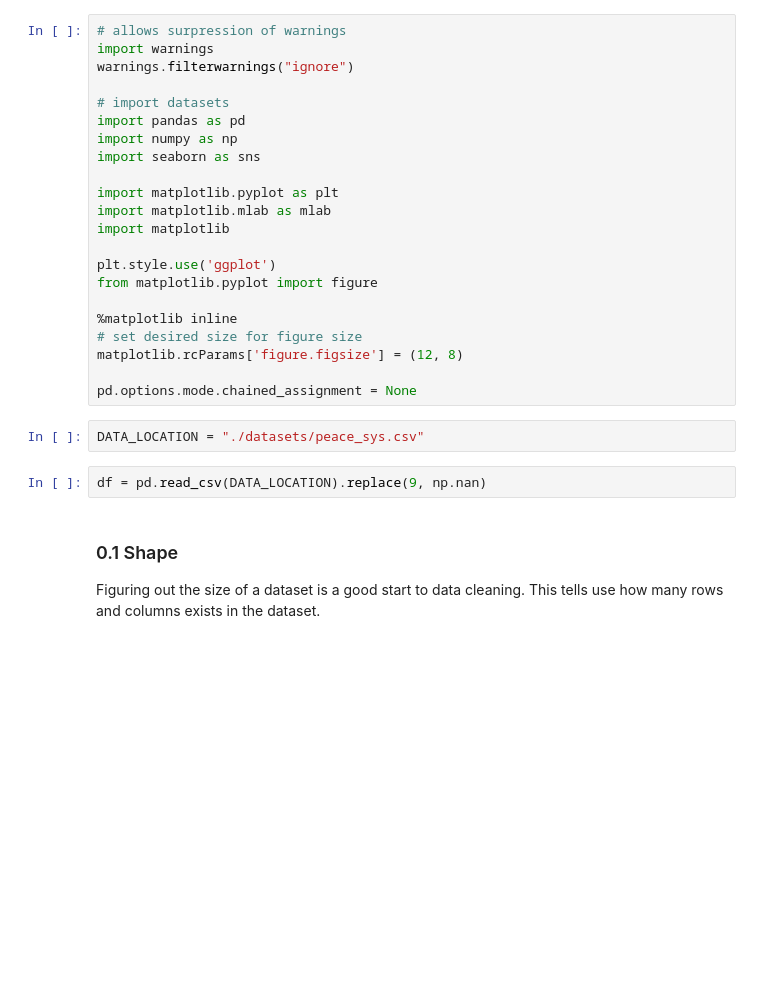
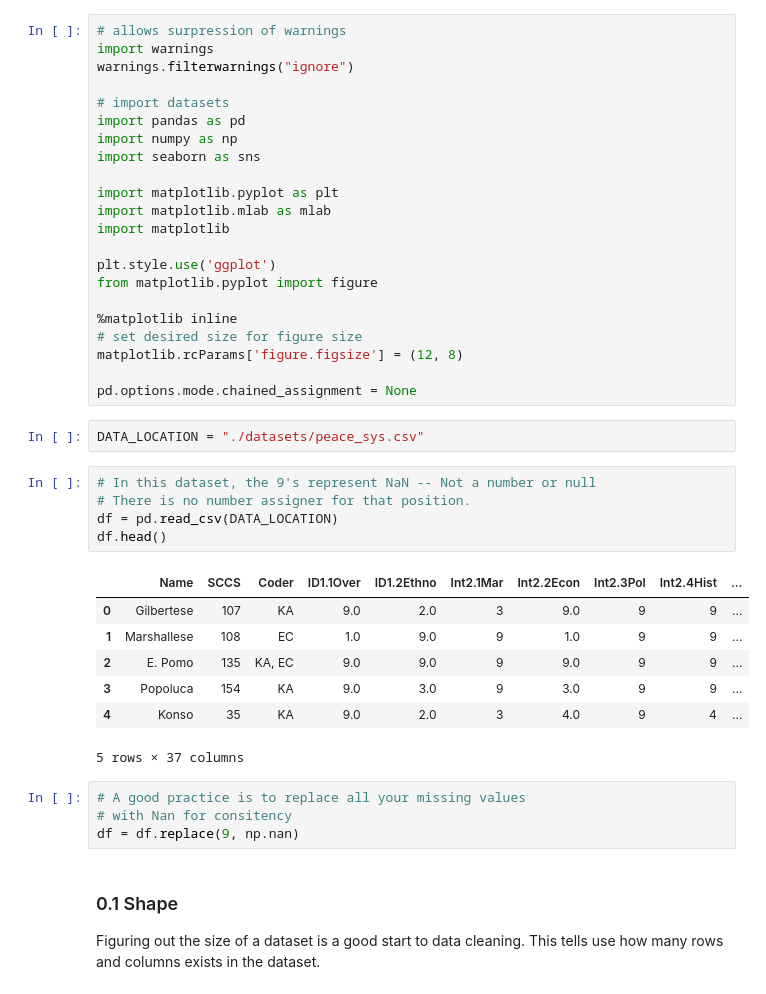
Before and after one commit to knarfamlap/physics270, a Jupyter notebook: cleaning.ipynb, the cells around one changed output. Cells and saved outputs as stored; diff of their text form; blank space fills up the shorter version.

```diff
--- a/cleaning.ipynb
+++ b/cleaning.ipynb
@@ -38,8 +38,23 @@ matplotlib.rcParams['figure.figsize'] = (12, 8)
 pd.options.mode.chained_assignment = None
 # %%
 DATA_LOCATION = "./datasets/peace_sys.csv"
-# %%
-df = pd.read_csv(DATA_LOCATION).replace(9, np.nan)
+# %%
+# In this dataset, the 9's represent NaN -- Not a number or null
+# There is no number assigner for that position.
+df = pd.read_csv(DATA_LOCATION)
+df.head()
+# %% [output]
+|  | Name | SCCS | Coder | ID1.1Over | ID1.2Ethno | Int2.1Mar | Int2.2Econ | Int2.3Pol | Int2.4Hist | ... |
+| 0 | Gilbertese | 107 | KA | 9.0 | 2.0 | 3 | 9.0 | 9 | 9 | ... |
+| 1 | Marshallese | 108 | EC | 1.0 | 9.0 | 9 | 1.0 | 9 | 9 | ... |
+| 2 | E. Pomo | 135 | KA, EC | 9.0 | 9.0 | 9 | 9.0 | 9 | 9 | ... |
+| 3 | Popoluca | 154 | KA | 9.0 | 3.0 | 9 | 3.0 | 9 | 9 | ... |
+| 4 | Konso | 35 | KA | 9.0 | 2.0 | 3 | 4.0 | 9 | 4 | ... |
+5 rows × 37 columns
+# %%
+# A good practice is to replace all your missing values
+# with Nan for consitency
+df = df.replace(9, np.nan)
 # %% [markdown]
 ### 0.1 Shape
 
```
Also changed, not shown: parts of 27 cells of this notebook.
